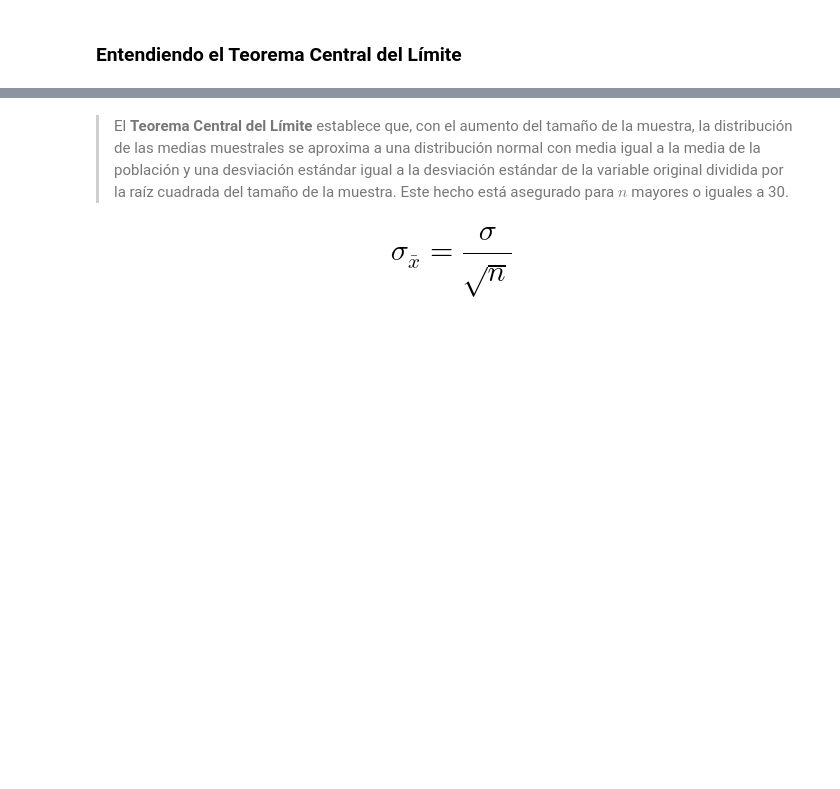
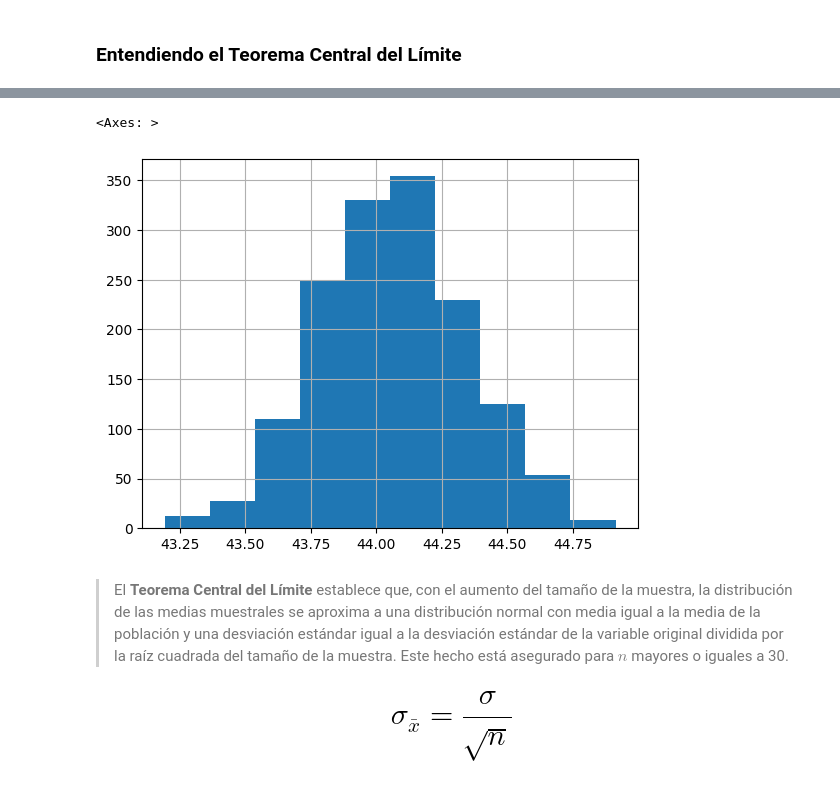
Before and after one commit to LejImkoaj/estadistica-con-python-probabilidad-y-muestreo, a Jupyter notebook: Inicial.ipynb, the cells around one changed output, grey strips where cells are left out. Cells and saved outputs as stored; diff of their text form; code cells hidden in the pictures; blank space fills up the shorter version.

```diff
--- a/Inicial.ipynb
+++ b/Inicial.ipynb
@@ -893,0 +890,13 @@ La desviación estándar de las medias muestrales se conoce como **error estánd
+# %%
+n = 2000
+
+total_muestras = 1500
+# %%
+# Método 2: Alternativa usando diccionario (también eficiente)
+muestras_dict = {}
+for i in range(total_muestras):
+    muestra = datos['Edad'].sample(n=n, replace=True).reset_index(drop=True)
+    muestras_dict[f'Muestra_{i}'] = muestra
+
+muestras = pd.DataFrame(muestras_dict)
+muestras.sample(5)
@@ -894,3 +928,8 @@ La desviación estándar de las medias muestrales se conoce como **error estánd
+# %%
+muestras.mean().hist()
+# %% [output]
+<Axes: >
+[figure, added]
 # %% [markdown]
 > El **Teorema Central del Límite** establece que, con el aumento del tamaño de la muestra, la distribución de las medias muestrales se aproxima a una distribución normal con media igual a la media de la población y una desviación estándar igual a la desviación estándar de la variable original dividida por la raíz cuadrada del tamaño de la muestra. Este hecho está asegurado para $n$ mayores o iguales a 30.
 
```
Also changed, not shown: parts of 28 cells of this notebook.
